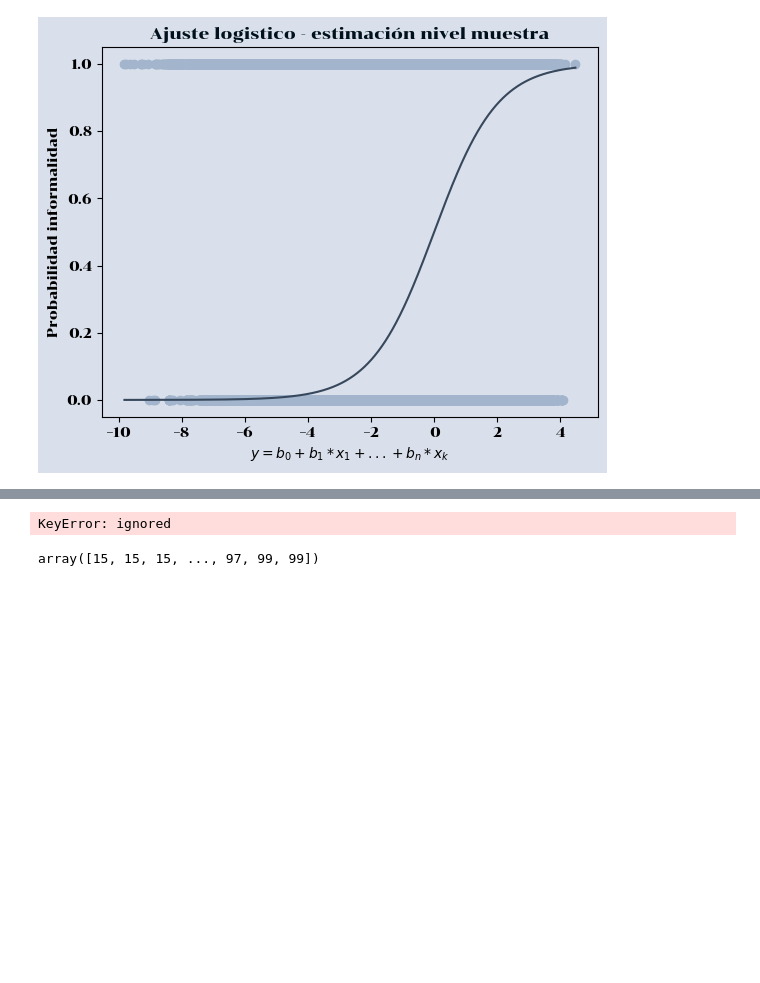
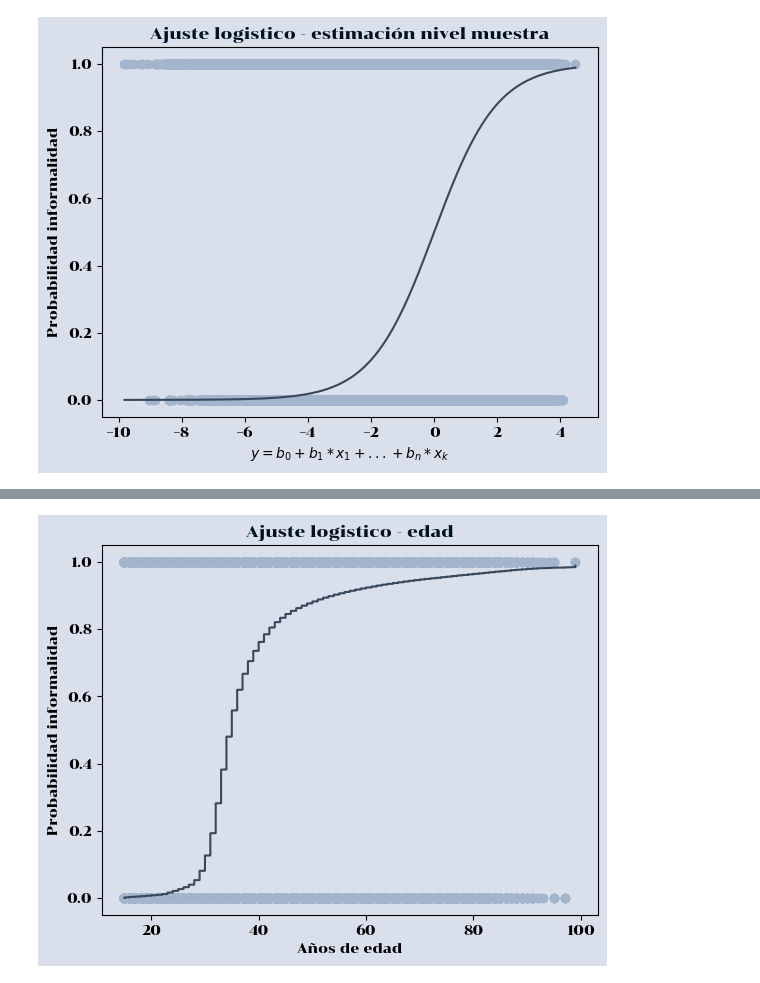
Before and after one commit to caavila96/Informalidad_GEIH_2022, a Jupyter notebook: informalidad_GEIH.ipynb, the cells around one changed output, grey strips where cells are left out. Saved outputs shown, nothing was run; the diff lists cells and outputs as text; code cells hidden in the pictures; blank space fills up the shorter version.

```diff
--- a/informalidad_GEIH.ipynb
+++ b/informalidad_GEIH.ipynb
@@ -1115,17 +1136,12 @@ plt.show()
 # %%
-#PROBABILIDAD INFORMALIDAD VS Y PREDICHO:
-y_gorro = np.sort(logi['p6020^2']).astype(np.int32)
-pr_muestra = np.exp(y_gorro)/(1+np.exp(y_gorro))
+#PROBABILIDAD INFORMALIDAD VS Edad:
+y_gorro = np.sort(logi['p6040']).astype(np.int32)
 
 plt.plot(y_gorro,pr_muestra, color = '#37475C')
 plt.scatter(y_gorro,y,color = '#A2B5CC')
-plt.title('Ajuste logistico - estimación nivel muestra')
+plt.title('Ajuste logistico - edad')
 plt.ylabel('Probabilidad informalidad')
-plt.xlabel('$y = b_0 + b_1*x_1 + ... + b_n*x_k$')
+plt.xlabel('Años de edad')
 plt.show()
 # %% [output]
-KeyError: ignored
+[figure, added]
-# %%
-y_gorro.astype(int)
-# %% [output]
-array([15, 15, 15, ..., 97, 99, 99])
```
Also changed, not shown: parts of 17 cells of this notebook.
